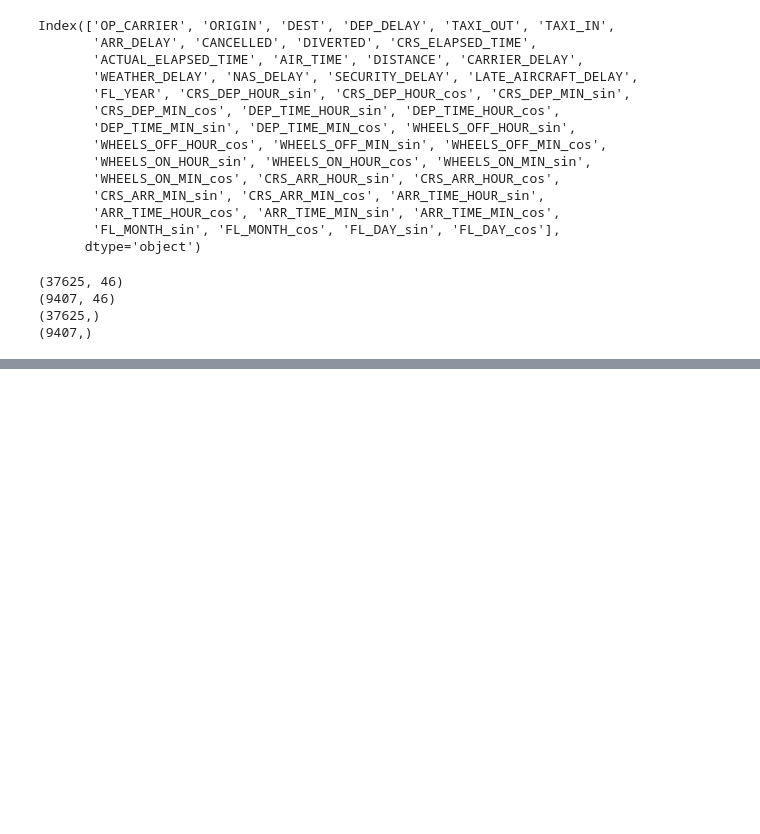
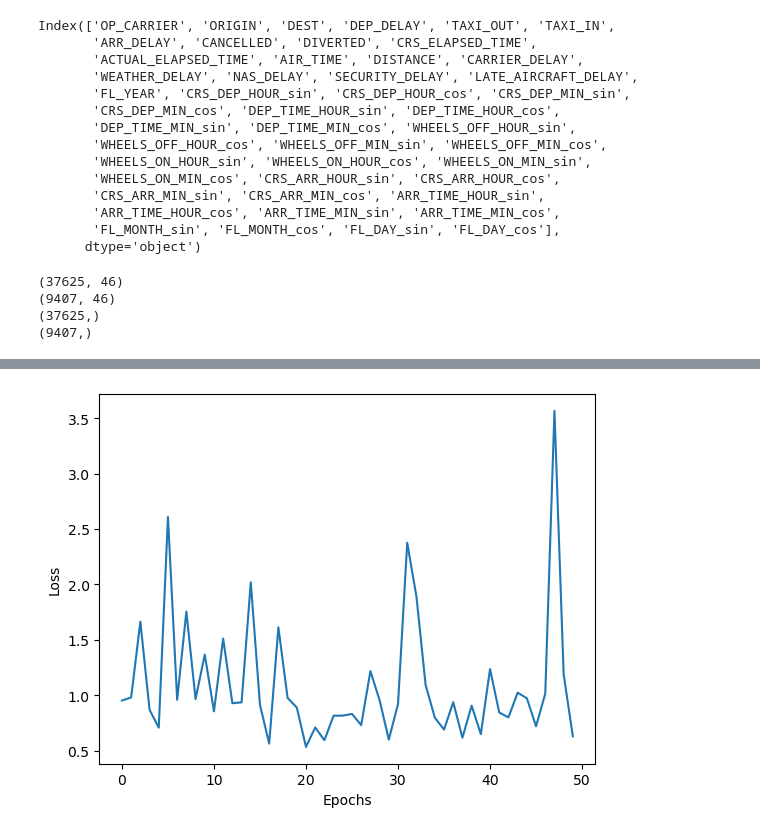
Before and after one commit to Delayma-ML/Delayma, a Jupyter notebook: main.ipynb, the cells around one changed output, grey strips where cells are left out. Drawn from its saved outputs; the diff is of its cells as text; code cells hidden in the pictures; blank space fills up the shorter version.

```diff
--- a/main.ipynb
+++ b/main.ipynb
@@ -378,2 +396,10 @@ plt.show()
+# %%
+# plot the overall loss values
+plt.plot(overall_loss)
+plt.xlabel('Epochs')
+plt.ylabel('Loss')
+plt.show()
+# %% [output]
+[figure, added]
 # %%
 # saving the model
```
Also changed, not shown: parts of 9 cells of this notebook, 3 other files.
